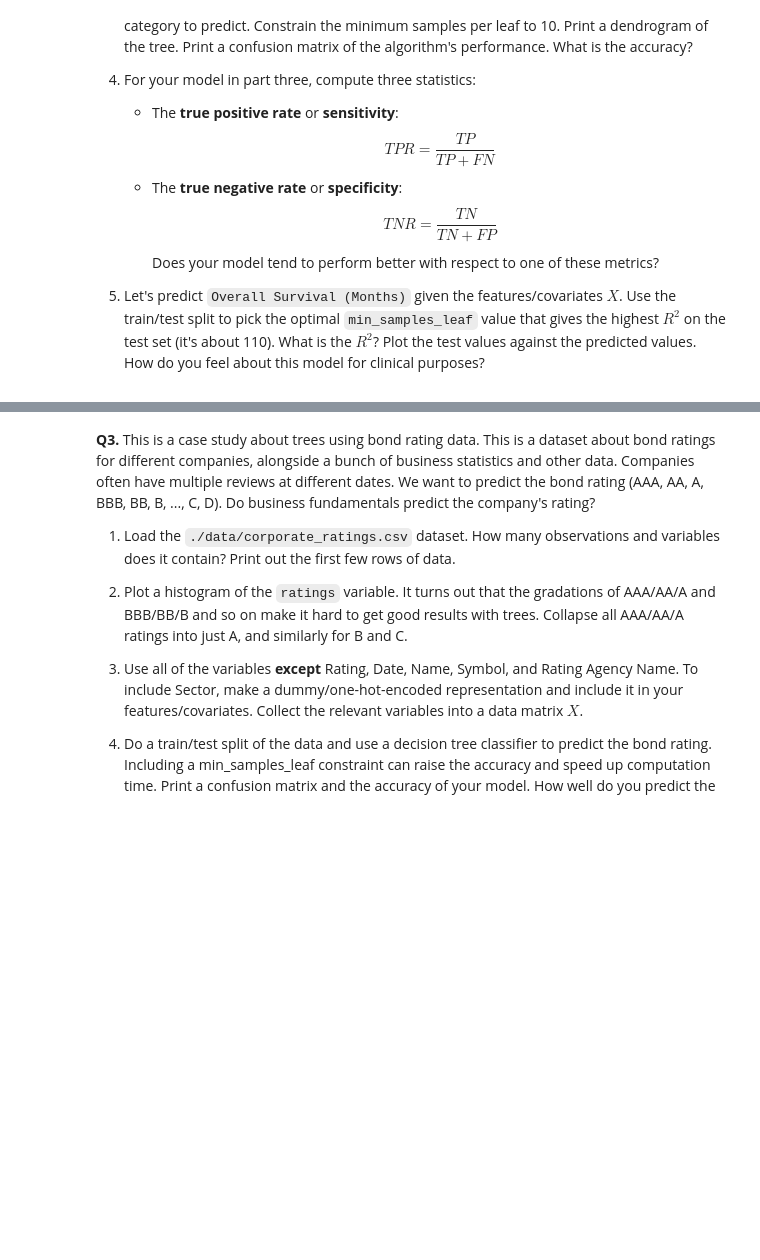
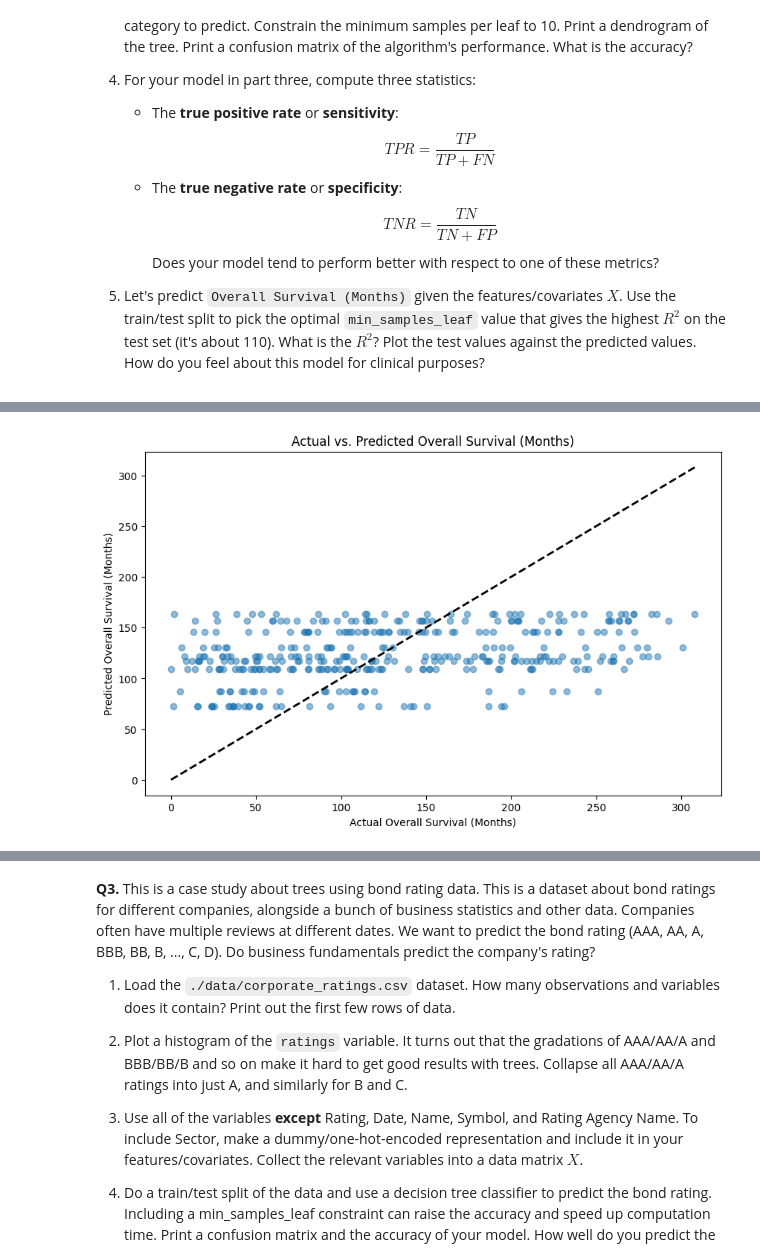
Before and after one commit to ap-vp/trees_assignment, a Jupyter notebook: assignment.ipynb, the cells around one changed output, grey strips where cells are left out. Saved outputs shown, nothing was run; the diff lists cells and outputs as text; code cells hidden in the pictures; blank space fills up the shorter version.

```diff
--- a/assignment.ipynb
+++ b/assignment.ipynb
@@ -60,3 +60,16 @@ They can have high variance. We can constrain overfitting by limiting tree depth
     Does your model tend to perform better with respect to one of these metrics?
 
 5. Let's predict `Overall Survival (Months)` given the features/covariates $X$. Use the train/test split to pick the optimal `min_samples_leaf` value that gives the highest $R^2$ on the test set (it's about 110). What is the $R^2$? Plot the test values against the predicted values. How do you feel about this model for clinical purposes?
+# %%
+import pandas as pd
+import numpy as np
+import matplotlib.pyplot as plt
+import seaborn as sns
+
+bc = pd.read_csv('/content/Breast Cancer METABRIC.csv')
+bc.head()
+
+#pt 1
+print(bc.shape)
+bc.head()
+#there are 2509 observations and 34 variables
@@ -62,0 +85,77 @@ They can have high variance. We can constrain overfitting by limiting tree depth
+# %%
+# pt 5
+
+from sklearn.tree import DecisionTreeRegressor
+from sklearn.model_selection import train_test_split
+from sklearn.metrics import r2_score
+import matplotlib.pyplot as plt
+import numpy as np
+
+# Prepare the target variable for regression
+y_reg = bc['Overall Survival (Months)']
+
+# Combine X and y_reg to drop rows with missing values
+data_reg = pd.concat([X, y_reg], axis=1)
+data_reg.dropna(inplace=True)
+
+# Separate X and y_reg again
+X_cleaned_reg = data_reg.drop('Overall Survival (Months)', axis=1)
+y_cleaned_reg = data_reg['Overall Survival (Months)']
+
+# Split data into training and testing sets
+X_train, X_test, y_train, y_test = train_test_split(X_cleaned_reg, y_cleaned_reg, test_size=0.2, random_state=42)
+
+# Find optimal min_samples_leaf
+best_r2 = -float('inf')
+best_min_samples_leaf = 0
+
+# Iterate through possible values of min_samples_leaf
+# Based on the prompt, the optimal value is around 110, so we can search around that.
+# Let's check a range around 110, e.g., from 100 to 130.
+for min_leaf in range(100, 131):
+    dt_regressor = DecisionTreeRegressor(min_samples_leaf=min_leaf, random_state=42)
+    dt_regressor.fit(X_train, y_train)
+    y_pred_test = dt_regressor.predict(X_test)
+    r2 = r2_score(y_test, y_pred_test)
+
+    if r2 > best_r2:
+        best_r2 = r2
+        best_min_samples_leaf = min_leaf
+
+print(f"Optimal min_samples_leaf: {best_min_samples_leaf}")
+print(f"Best R^2 on the test set: {best_r2:.4f}")
+
+# Train the final model with the optimal min_samples_leaf on the entire cleaned data
+# Alternatively, train on the full training set for the final model, but for demonstrating R^2 on test,
+# we already have the best value. Let's use the best found value on the test set.
+# For the final R^2 on the test set, we use the model trained with the best_min_samples_leaf
+final_dt_regressor = DecisionTreeRegressor(min_samples_leaf=best_min_samples_leaf, random_state=42)
+final_dt_regressor.fit(X_train, y_train)
+y_test_pred_final = final_dt_regressor.predict(X_test)
+final_r2 = r2_score(y_test, y_test_pred_final)
+
+print(f"\nR^2 on the test set with optimal min_samples_leaf ({best_min_samples_leaf}): {final_r2:.4f}")
+
+# Plot test values against predicted values
+plt.figure(figsize=(10, 6))
+plt.scatter(y_test, y_test_pred_final, alpha=0.5)
+plt.plot([y_test.min(), y_test.max()], [y_test.min(), y_test.max()], 'k--', lw=2) # Ideal prediction line
+plt.xlabel("Actual Overall Survival (Months)")
+plt.ylabel("Predicted Overall Survival (Months)")
+plt.title("Actual vs. Predicted Overall Survival (Months)")
+plt.show()
+
+# Discussion on clinical purposes
+print("\nDiscussion for clinical purposes:")
+print(f"The R^2 value of {final_r2:.4f} indicates that the model explains approximately {final_r2*100:.2f}% of the variance in Overall Survival (Months) on the test set.")
+print("The scatter plot shows the relationship between actual and predicted values.")
+print("For clinical purposes, an R^2 of this magnitude might be considered modest.")
+print("A perfect model would have all points lying on the diagonal line.")
+print("Deviations from the line indicate prediction errors.")
+print("Factors to consider for clinical use:")
+print("- The R^2 value and the scatter plot suggest the model has some predictive capability, but there is significant variability in the predictions.")
+print("- Errors in survival prediction can have serious implications for treatment planning and patient counseling.")
+print("- While the model captures some patterns, it may not be sufficiently accurate or reliable for making critical individual patient decisions without further validation and consideration of other clinical factors.")
+print("- The interpretability of the decision tree structure could be a benefit, allowing clinicians to understand the factors influencing predictions for specific patients.")
+print("- Further evaluation with additional metrics (e.g., Mean Absolute Error, Root Mean Squared Error), validation on independent datasets, and comparison with established clinical prognostic tools would be necessary before considering this model for clinical application.")
+# %% [output]
@@ -62,0 +166 @@ They can have high variance. We can constrain overfitting by limiting tree depth
+[figure, added]
```
Also changed, not shown: parts of 5 cells of this notebook.
